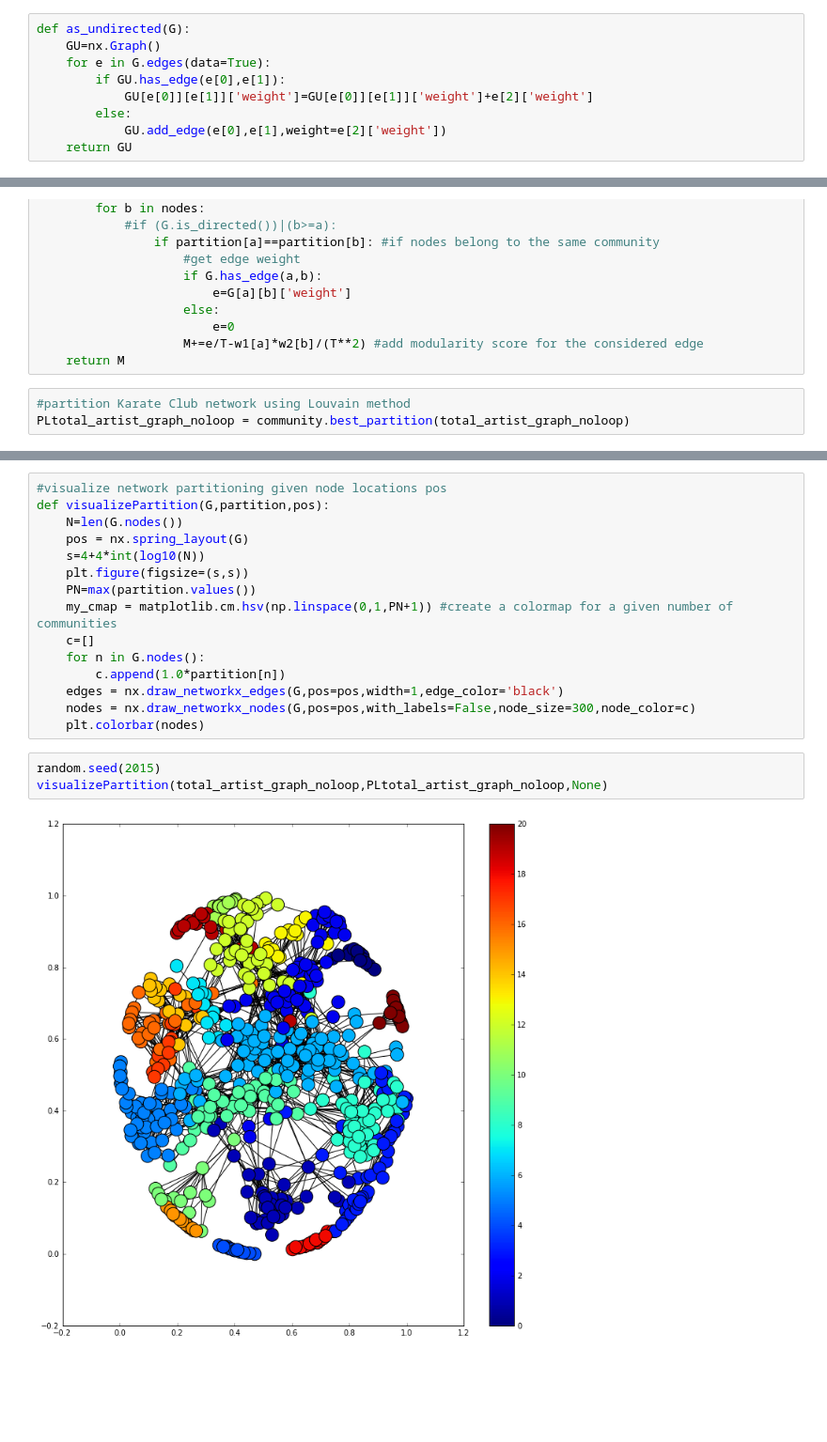
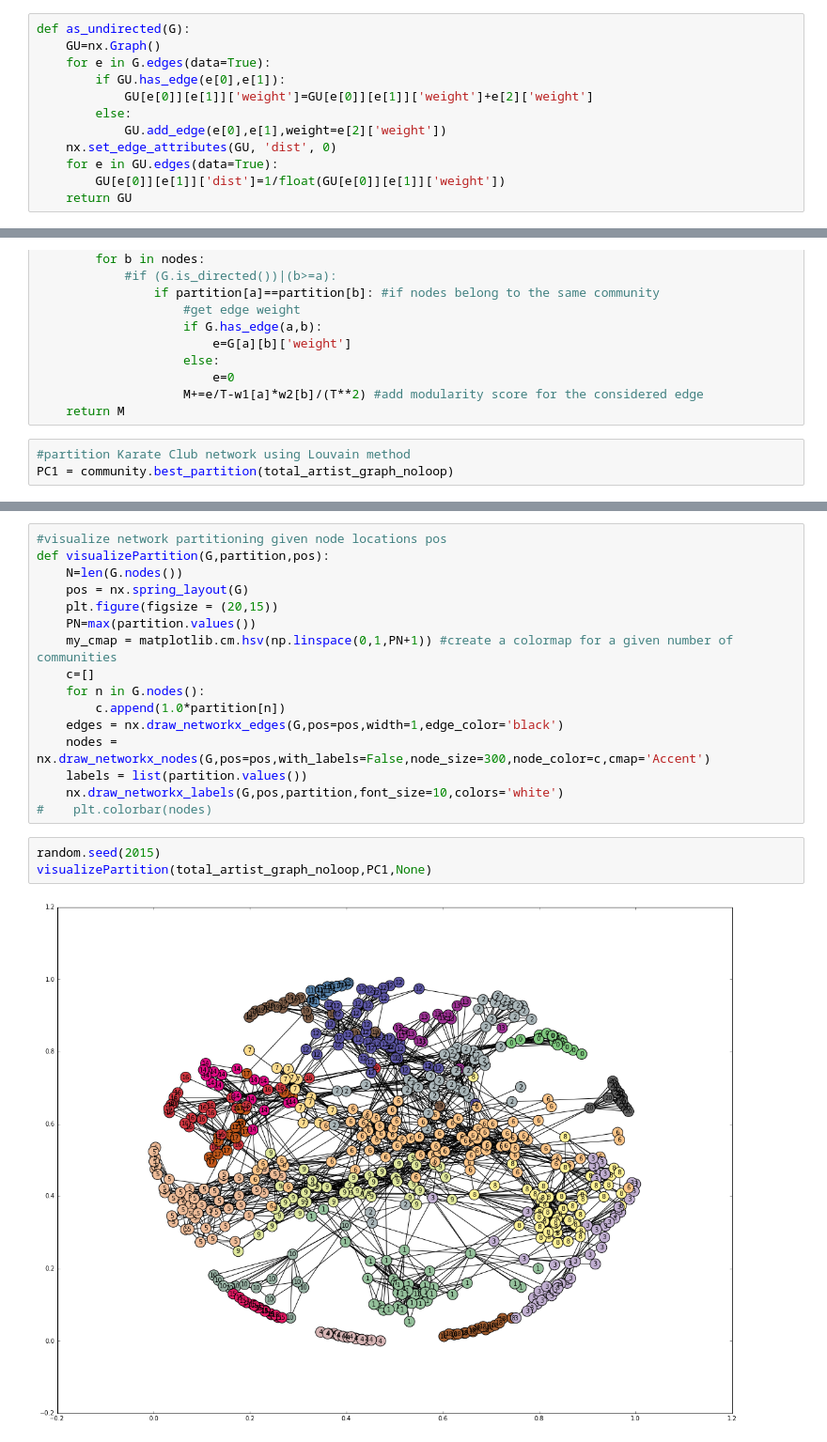
Before and after one commit to jckhang/MusicNetwork, a Jupyter notebook: Total_Artist_Partition.ipynb, the cells around one changed output, grey strips where cells are left out. Shown at 94% size. Drawn from its saved outputs; the diff is of its cells as text; blank space fills up the shorter version.

```diff
--- a/Total_Artist_Partition.ipynb
+++ b/Total_Artist_Partition.ipynb
@@ -86,6 +88,9 @@ def as_undirected(G):
             GU[e[0]][e[1]]['weight']=GU[e[0]][e[1]]['weight']+e[2]['weight']
         else:
             GU.add_edge(e[0],e[1],weight=e[2]['weight'])
+    nx.set_edge_attributes(GU, 'dist', 0)
+    for e in GU.edges(data=True):
+        GU[e[0]][e[1]]['dist']=1/float(GU[e[0]][e[1]]['weight'])
     return GU
 # %%
 #add unit weights to unweighted network nodes
@@ -126,5 +131,5 @@ def modularity(G,partition):
     return M
 # %%
 #partition Karate Club network using Louvain method
-PLtotal_artist_graph_noloop = community.best_partition(total_artist_graph_noloop)
+PC1 = community.best_partition(total_artist_graph_noloop)
 # %%
@@ -136,18 +141,19 @@ modularity(total_artist_graph_noloop,PLtotal_artist_graph_noloop)
 def visualizePartition(G,partition,pos):
     N=len(G.nodes())
     pos = nx.spring_layout(G)
-    s=4+4*int(log10(N))
-    plt.figure(figsize=(s,s))
+    plt.figure(figsize = (20,15))
     PN=max(partition.values())
     my_cmap = matplotlib.cm.hsv(np.linspace(0,1,PN+1)) #create a colormap for a given number of communities
     c=[]
     for n in G.nodes():
         c.append(1.0*partition[n])
     edges = nx.draw_networkx_edges(G,pos=pos,width=1,edge_color='black')
-    nodes = nx.draw_networkx_nodes(G,pos=pos,with_labels=False,node_size=300,node_color=c)
-    plt.colorbar(nodes)
+    nodes = nx.draw_networkx_nodes(G,pos=pos,with_labels=False,node_size=300,node_color=c,cmap='Accent')
+    labels = list(partition.values())
+    nx.draw_networkx_labels(G,pos,partition,font_size=10,colors='white')
+#    plt.colorbar(nodes)
 # %%
 random.seed(2015)
-visualizePartition(total_artist_graph_noloop,PLtotal_artist_graph_noloop,None)
+visualizePartition(total_artist_graph_noloop,PC1,None)
 # %% [output]
-[figure, old version]
+[figure, new version]
```
Also changed, not shown: parts of 14 cells of this notebook, 21 other files.
